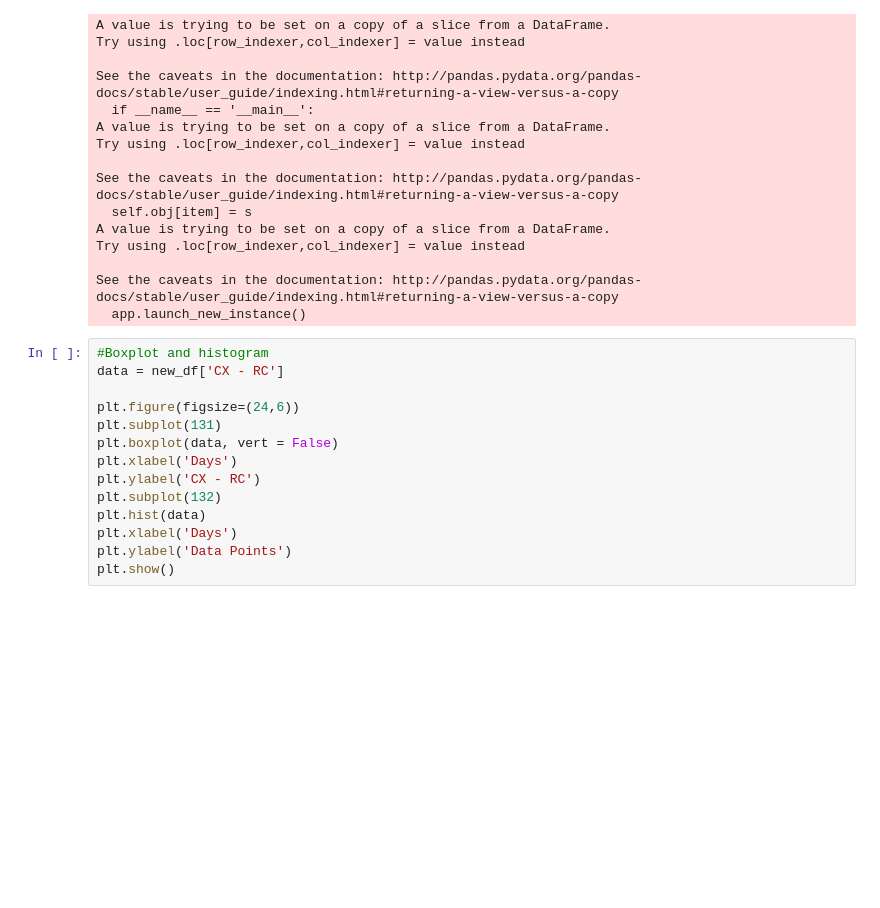
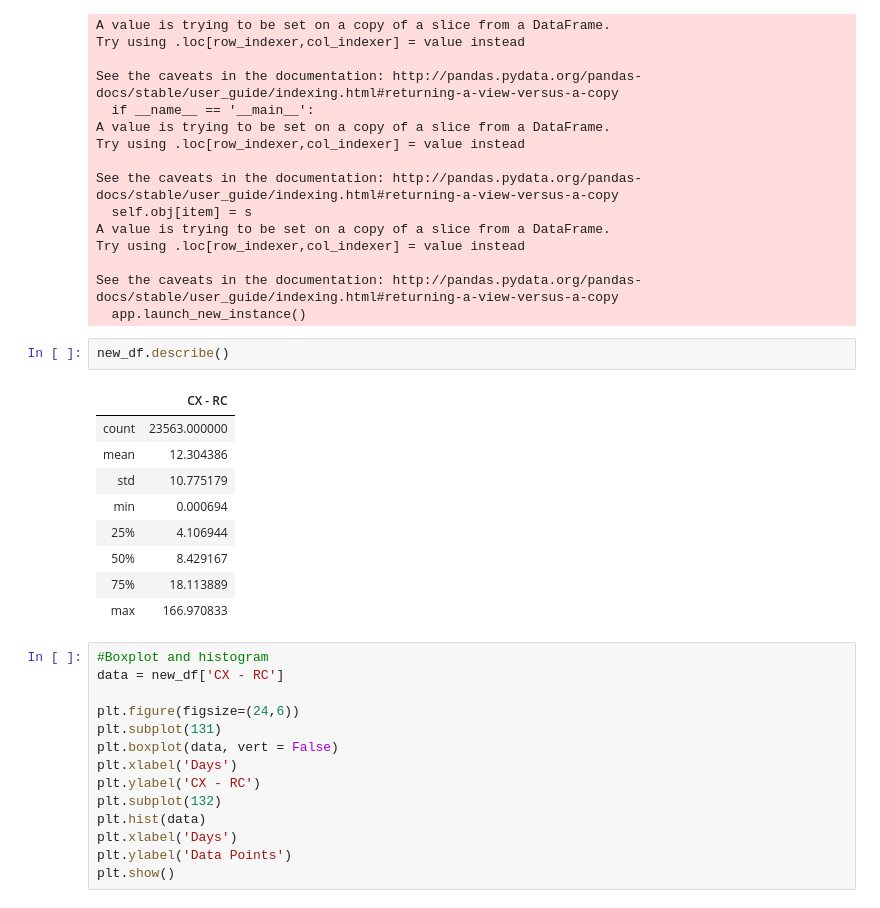
Before and after one commit to jaime030690/ECT_Report_Analysis, a Jupyter notebook: outliers.ipynb, the cells around one changed output. Cells and saved outputs as stored; diff of their text form; blank space fills up the shorter version.

```diff
--- a/outliers.ipynb
+++ b/outliers.ipynb
@@ -36,6 +36,18 @@ Try using .loc[row_indexer,col_indexer] = value instead
 
 See the caveats in the documentation: http://pandas.pydata.org/pandas-docs/stable/user_guide/indexing.html#returning-a-view-versus-a-copy
   app.launch_new_instance()
+# %%
+new_df.describe()
+# %% [output]
+|  | CX - RC |
+| count | 23563.000000 |
+| mean | 12.304386 |
+| std | 10.775179 |
+| min | 0.000694 |
+| 25% | 4.106944 |
+| 50% | 8.429167 |
+| 75% | 18.113889 |
+| max | 166.970833 |
 # %%
 #Boxplot and histogram
 data = new_df['CX - RC']
```
Also changed, not shown: parts of 1 cell of this notebook, 1 other file.
